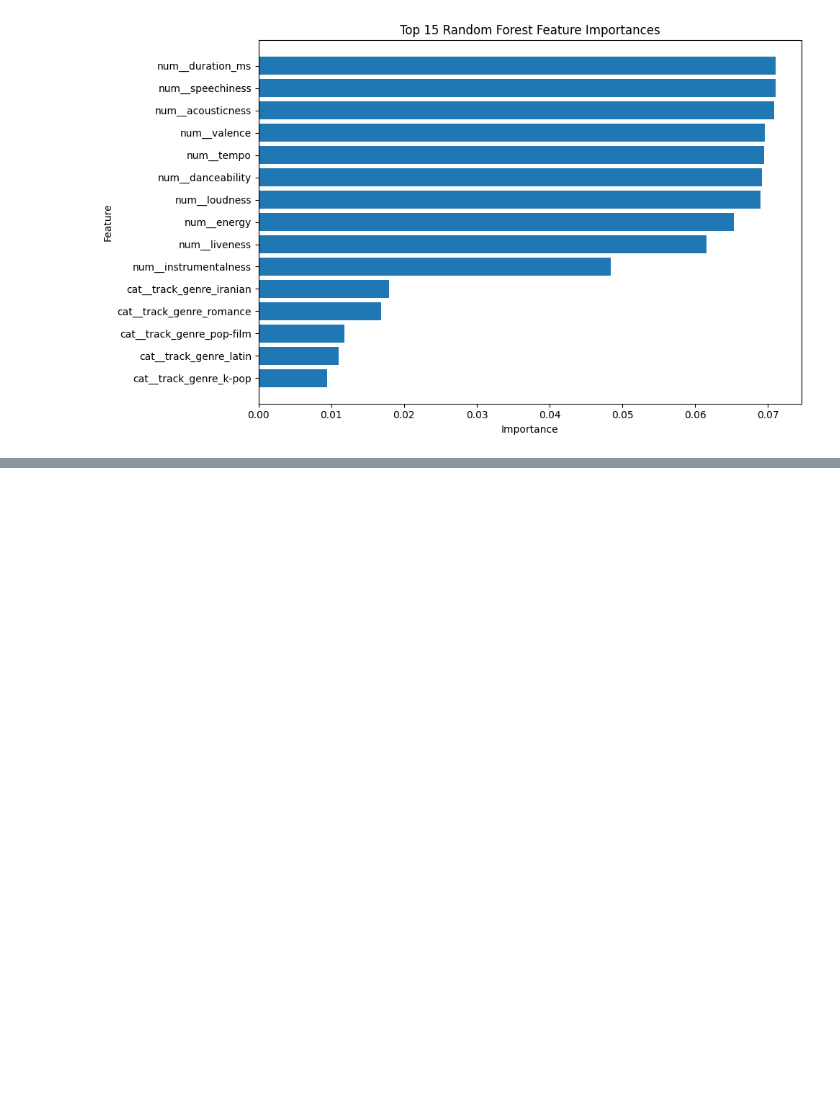
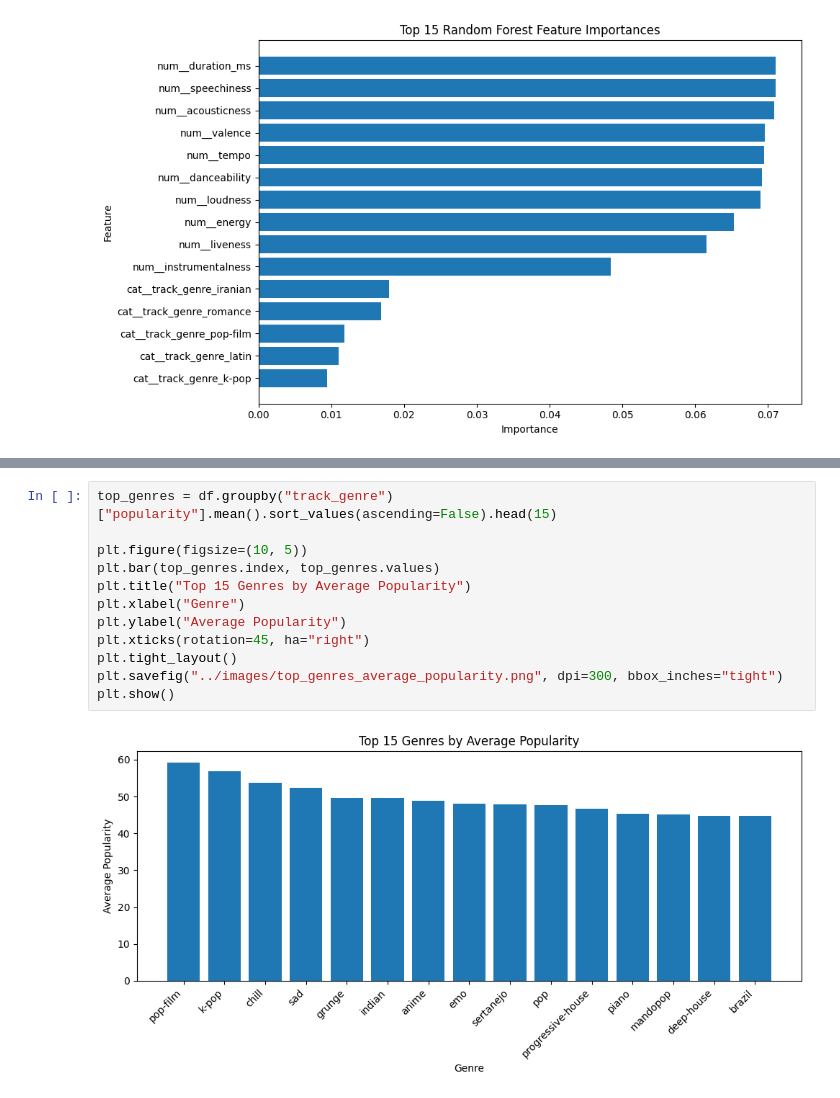
Before and after one commit to jparso32/spotify-song-popularity-regression, a Jupyter notebook: notebooks/spotify_popularity_project.ipynb, the cells around one changed output, grey strips where cells are left out. Drawn from its saved outputs; the diff is of its cells as text; blank space fills up the shorter version.

```diff
--- a/notebooks/spotify_popularity_project.ipynb
+++ b/notebooks/spotify_popularity_project.ipynb
@@ -245,0 +257,14 @@ plt.show()
+# %%
+top_genres = df.groupby("track_genre")["popularity"].mean().sort_values(ascending=False).head(15)
+
+plt.figure(figsize=(10, 5))
+plt.bar(top_genres.index, top_genres.values)
+plt.title("Top 15 Genres by Average Popularity")
+plt.xlabel("Genre")
+plt.ylabel("Average Popularity")
+plt.xticks(rotation=45, ha="right")
+plt.tight_layout()
+plt.savefig("../images/top_genres_average_popularity.png", dpi=300, bbox_inches="tight")
+plt.show()
+# %% [output]
+[figure, added]
```
Also changed, not shown: parts of 2 cells of this notebook, 3 other files.
